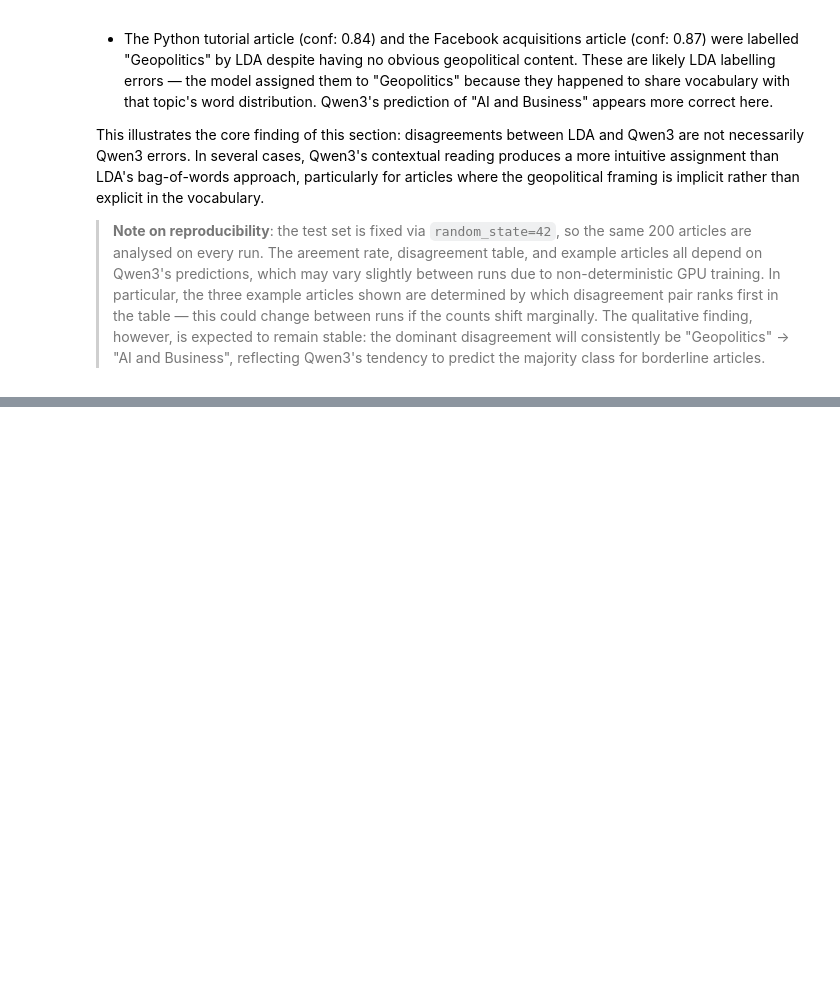
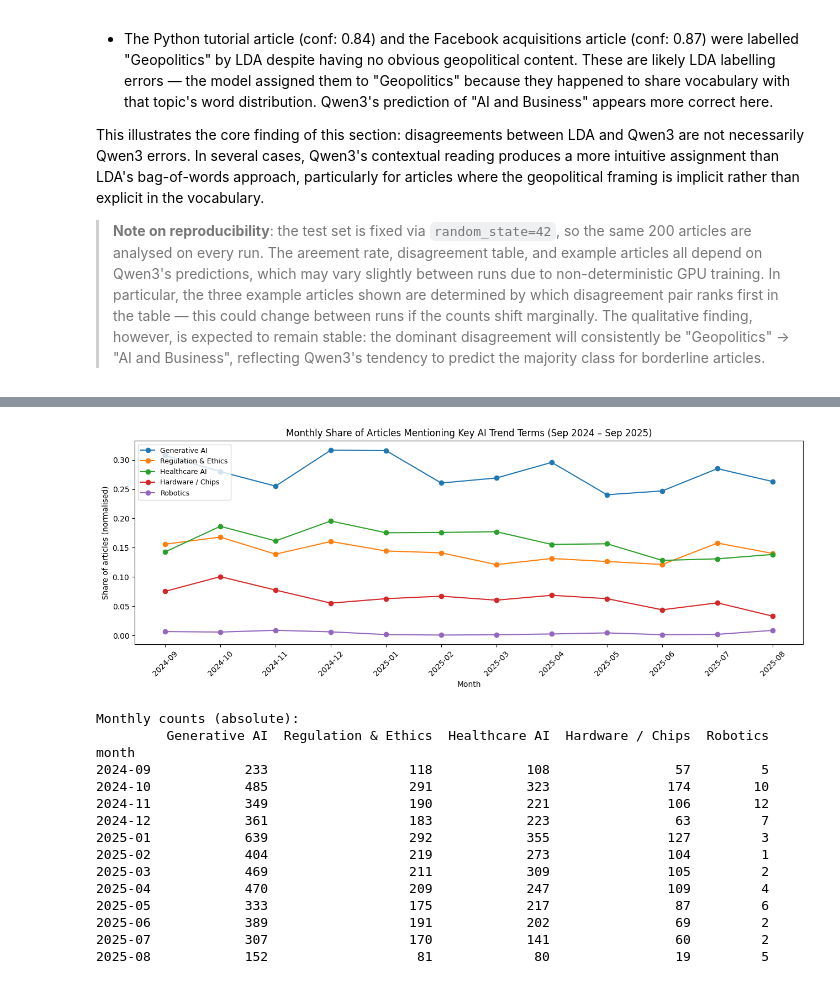
Before and after one commit to allarom/clt-26, a Jupyter notebook: clt_stage2.ipynb, the cells around one changed output, grey strips where cells are left out. Drawn from its saved outputs; the diff is of its cells as text; code cells hidden in the pictures; blank space fills up the shorter version.

```diff
--- a/clt_stage2.ipynb
+++ b/clt_stage2.ipynb
@@ -1870,0 +2180,56 @@ explicit in the vocabulary.
+# %%
+# Temporal frequency of AI trend proxy terms
+
+trend_terms = {
+    'Generative AI':  'generative',
+    'Regulation & Ethics': 'regulation',
+    'Healthcare AI':  'healthcare',
+    'Hardware / Chips': 'semiconductor',
+    'Robotics':       'robotics',
+}
+
+# Build a month-indexed DataFrame with token presence
+df_trend = df_stage2[['date', 'text_for_embedding']].copy()
+df_trend['month'] = df_trend['date'].dt.to_period('M')
+
+for label, term in trend_terms.items():
+    df_trend[label] = df_trend['text_for_embedding'].str.contains(
+        r'\b' + term + r'\b', regex=True, na=False
+    ).astype(int)
+
+monthly = df_trend.groupby('month')[list(trend_terms.keys())].sum()
+monthly_norm = monthly.div(df_trend.groupby('month').size(), axis=0)  # normalise by doc count
+
+# Plot
+fig, ax = plt.subplots(figsize=(13, 5))
+for col in monthly_norm.columns:
+    ax.plot(monthly_norm.index.astype(str), monthly_norm[col], marker='o', label=col)
+
+ax.set_title('Monthly Share of Articles Mentioning Key AI Trend Terms (Sep 2024 – Sep 2025)',
+             fontsize=12)
+ax.set_xlabel('Month')
+ax.set_ylabel('Share of articles (normalised)')
+ax.legend(loc='upper left', fontsize=9)
+ax.tick_params(axis='x', rotation=45)
+plt.tight_layout()
+plt.show()
+
+print('Monthly counts (absolute):')
+print(monthly.to_string())
+# %% [output]
+[figure, added]
+Monthly counts (absolute):
+         Generative AI  Regulation & Ethics  Healthcare AI  Hardware / Chips  Robotics
+month
+2024-09            233                  118            108                57         5
+2024-10            485                  291            323               174        10
+2024-11            349                  190            221               106        12
+2024-12            361                  183            223                63         7
+2025-01            639                  292            355               127         3
+2025-02            404                  219            273               104         1
+2025-03            469                  211            309               105         2
+2025-04            470                  209            247               109         4
+2025-05            333                  175            217                87         6
+2025-06            389                  191            202                69         2
+2025-07            307                  170            141                60         2
+2025-08            152                   81             80                19         5
```
Also changed, not shown: parts of 31 cells of this notebook.
